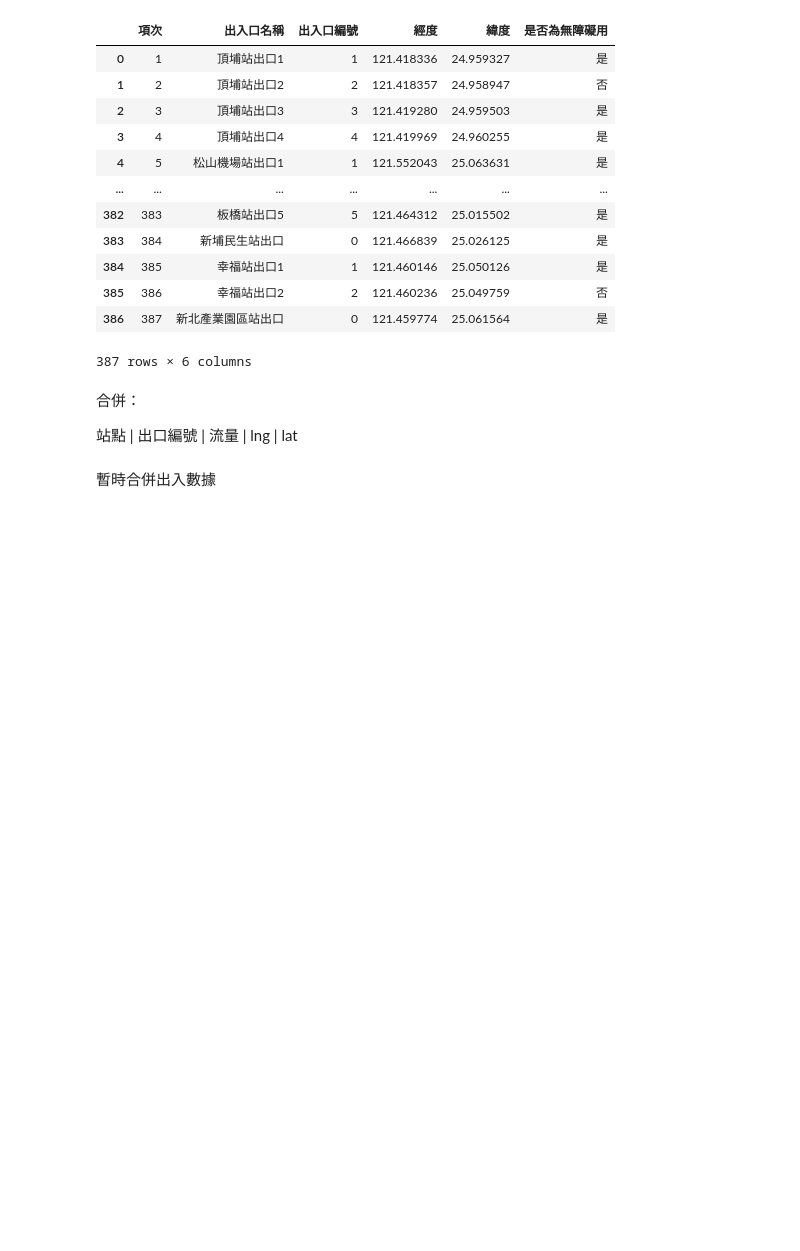
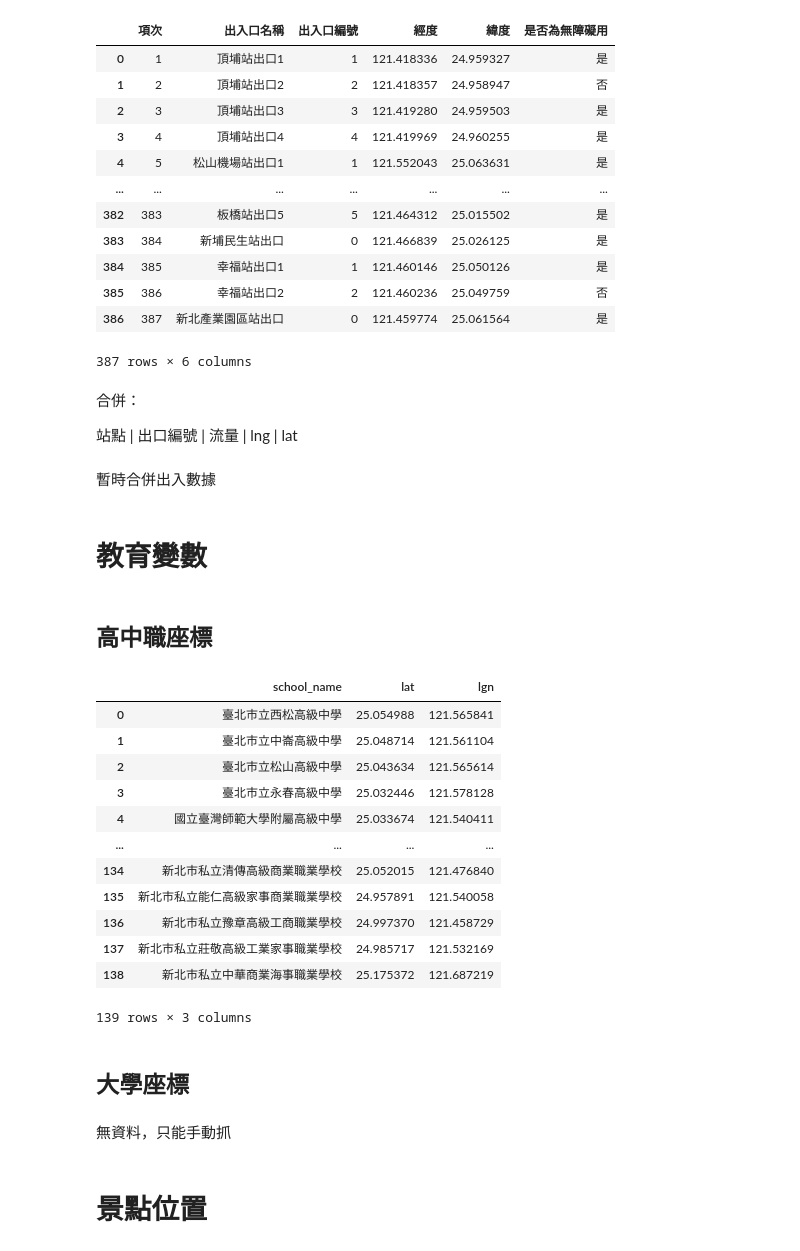
Before and after one commit to teddy21019/YoubikeUsagePrediction, a Jupyter notebook: project/data_getter/GettingData.ipynb, the cells around one changed output. Cells and saved outputs as stored; diff of their text form; code cells hidden in the pictures; blank space fills up the shorter version.

Commit message:
Highschool + tour

```diff
--- a/project/data_getter/GettingData.ipynb
+++ b/project/data_getter/GettingData.ipynb
@@ -784,3 +788,50 @@ mrt_coord_clean = pd.read_parquet("../DATA/MRT/mrt_coord.pq")
     .assign(total_flow = lambda r: np.power(10, r['人次_x']) + np.power(10,r['人次_y']))
  )[["出站", "時段", "total_flow"]].rename(columns={"出站": 'station', "時段":"hour"}) \
  .merge(mrt_coord_clean, on = "station").to_parquet("MRT_coord_with_flow_weight.pq")
+# %% [markdown]
+# 教育變數
+# %% [markdown]
+## 高中職座標
+# %%
+import json
+import pandas as pd
+
+with open("../DATA/Education/highschool_data.json", "r") as f:
+    dirty_map_data = json.load(f)
+# %%
+school_by_type = {col[2]:col[4] for col in dirty_map_data[1][6]}
+# %%
+all_highschool = []
+for school_type in school_by_type.values():
+    for school in school_type:
+        school_name = school[5][0][0]
+        school_coord = school[4][4]
+
+        all_highschool.append({
+            'school_name': school_name,
+            'lat': school_coord[0],
+            'lgn': school_coord[1]
+        })
+# %%
+highschool_df = pd.DataFrame(all_highschool)
+highschool_df
+# %% [output]
+|  | school_name | lat | lgn |
+| 0 | 臺北市立西松高級中學 | 25.054988 | 121.565841 |
+| 1 | 臺北市立中崙高級中學 | 25.048714 | 121.561104 |
+| 2 | 臺北市立松山高級中學 | 25.043634 | 121.565614 |
+| 3 | 臺北市立永春高級中學 | 25.032446 | 121.578128 |
+| 4 | 國立臺灣師範大學附屬高級中學 | 25.033674 | 121.540411 |
+| ... | ... | ... | ... |
+| 134 | 新北市私立清傳高級商業職業學校 | 25.052015 | 121.476840 |
+| 135 | 新北市私立能仁高級家事商業職業學校 | 24.957891 | 121.540058 |
+| 136 | 新北市私立豫章高級工商職業學校 | 24.997370 | 121.458729 |
+| 137 | 新北市私立莊敬高級工業家事職業學校 | 24.985717 | 121.532169 |
+| 138 | 新北市私立中華商業海事職業學校 | 25.175372 | 121.687219 |
+139 rows × 3 columns
+# %% [markdown]
+## 大學座標
+# %% [markdown]
+無資料，只能手動抓
+# %% [markdown]
+# 景點位置
```
Also changed, not shown: parts of 7 cells of this notebook.
